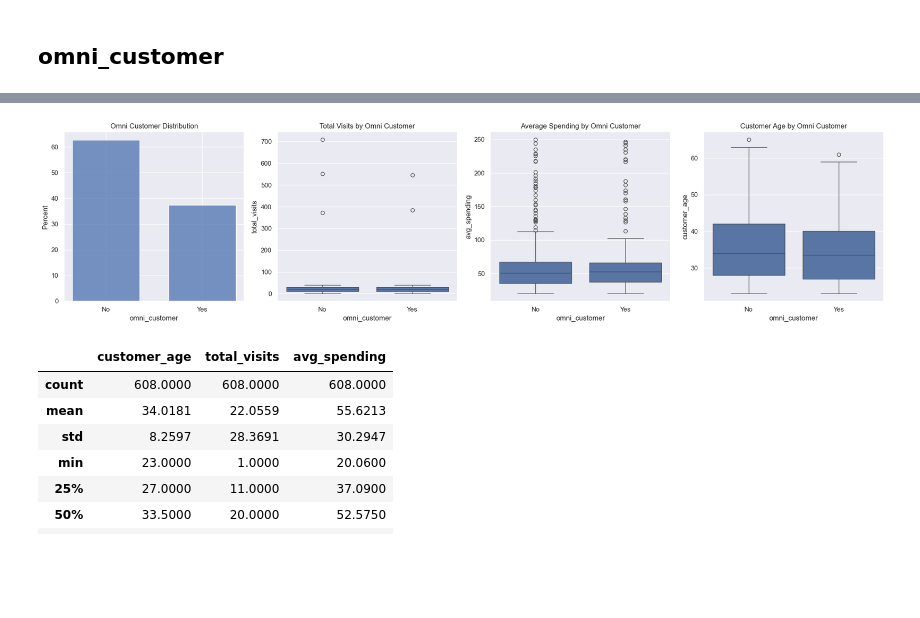
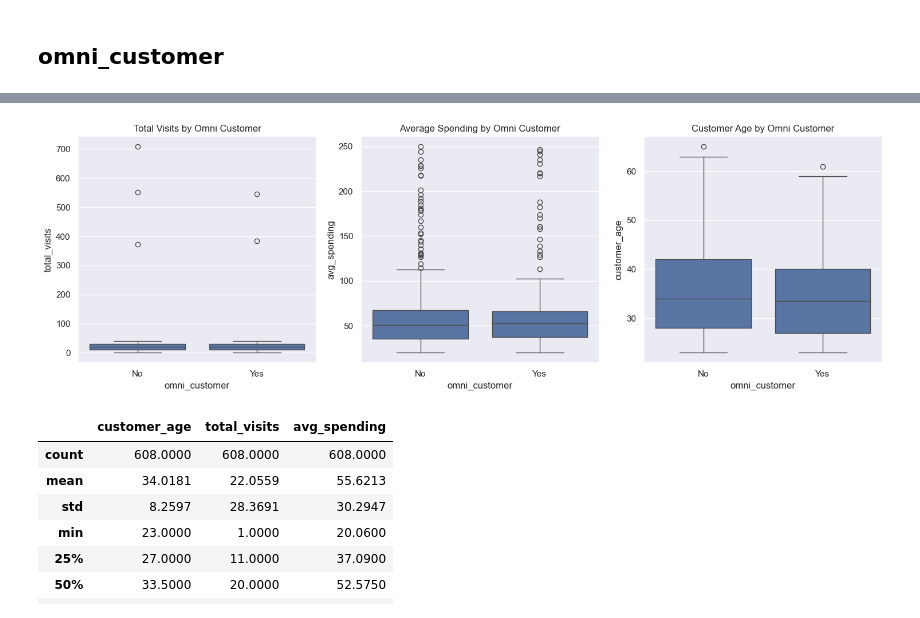
Before and after one commit to wiskim/study_books, a Jupyter notebook: 07_Practical_AI/Group Project_1.ipynb, the cells around one changed output, grey strips where cells are left out. Saved outputs shown, nothing was run; the diff lists cells and outputs as text; code cells hidden in the pictures; blank space fills up the shorter version.

```diff
--- a/07_Practical_AI/Group Project_1.ipynb
+++ b/07_Practical_AI/Group Project_1.ipynb
@@ -120,16 +125,14 @@ sns.displot(customer_data, x='customer_age')
 # %%
-f, axs = plt.subplots(1, 4, figsize=(20, 5))
-sns.histplot(data=customer_data, x='omni_customer', stat='percent', ax=axs[0], shrink=.7)
-sns.boxplot(data=customer_data, x='omni_customer', y='total_visits', ax=axs[1])
-sns.boxplot(data=customer_data, x='omni_customer', y='avg_spending', ax=axs[2])
-sns.boxplot(data=customer_data, x='omni_customer', y='customer_age', ax=axs[3])
-axs[0].set_title('Omni Customer Distribution')
-axs[1].set_title('Total Visits by Omni Customer')
-axs[2].set_title('Average Spending by Omni Customer')
-axs[3].set_title('Customer Age by Omni Customer')
+f, axs = plt.subplots(1, 3, figsize=(15, 5))
+sns.boxplot(data=customer_data, x='omni_customer', y='total_visits', ax=axs[0])
+sns.boxplot(data=customer_data, x='omni_customer', y='avg_spending', ax=axs[1])
+sns.boxplot(data=customer_data, x='omni_customer', y='customer_age', ax=axs[2])
+axs[0].set_title('Total Visits by Omni Customer')
+axs[1].set_title('Average Spending by Omni Customer')
+axs[2].set_title('Customer Age by Omni Customer')
 plt.tight_layout()
 # %% [output]
-[figure, old version]
+[figure, new version]
 # %%
 customer_data[customer_data.omni_customer=='Yes'][numerical_features].describe().round(4)
 # %% [output]
```
Also changed, not shown: parts of 6 cells of this notebook.
